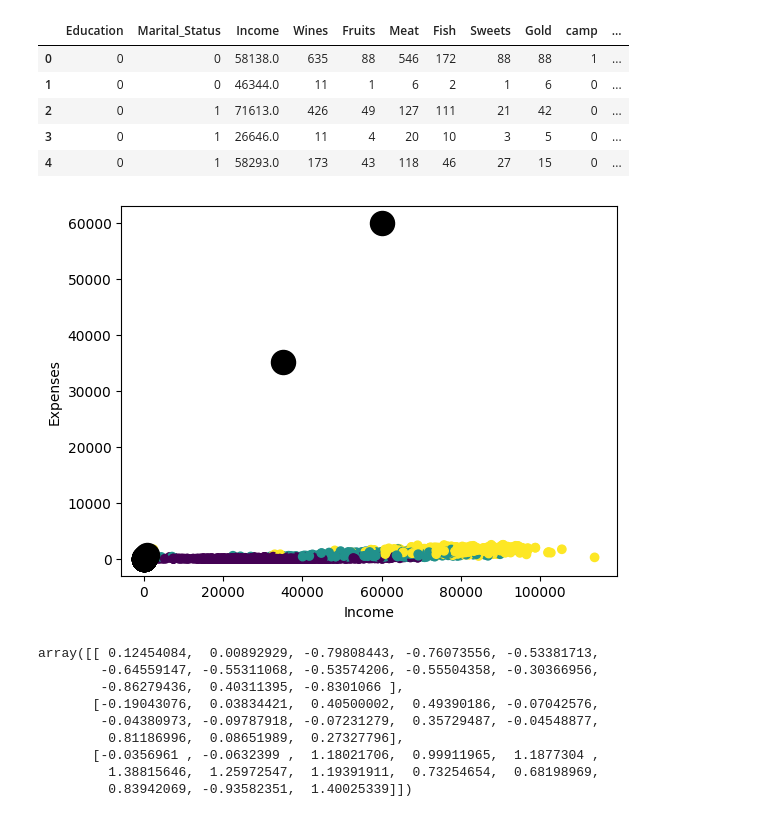
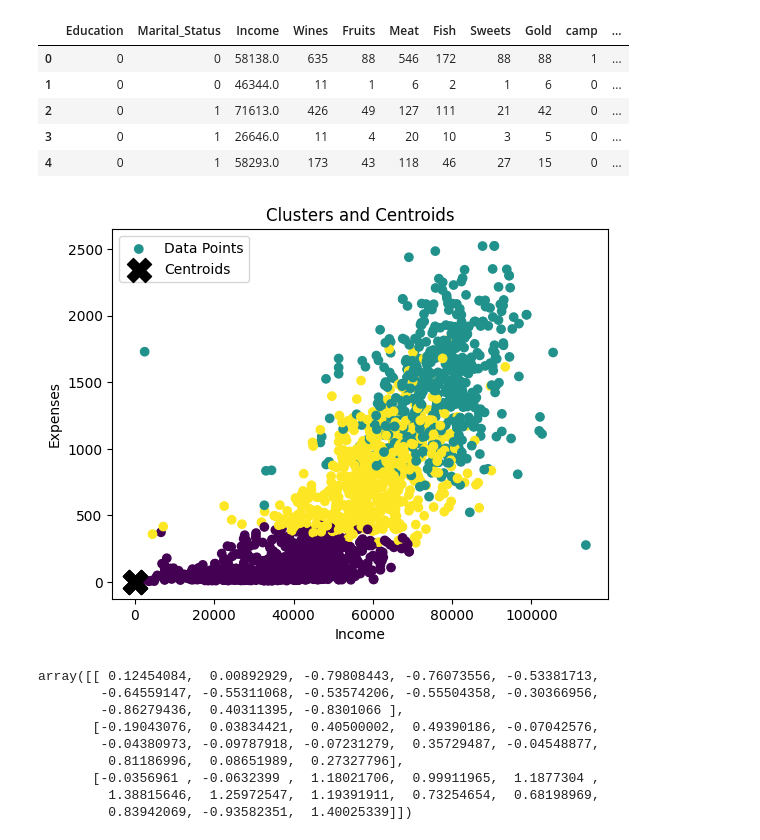
Before and after one commit to Rithish5513U/Customer-Personality-Analysis, a Jupyter notebook: notebooks/research.ipynb, the cells around one changed output. Saved outputs shown, nothing was run; the diff lists cells and outputs as text; code cells hidden in the pictures.

```diff
--- a/notebooks/research.ipynb
+++ b/notebooks/research.ipynb
@@ -2,7 +2,7 @@
 import pandas as pd
 import numpy as np
 
-file_path = "../data/data.csv"
+file_path = "../artifacts/data.csv"
 # %%
 df = pd.read_csv(file_path, sep=';')
 df.head()
@@ -260,13 +245,19 @@ df.head()
 | 4 | 0 | 1 | 58293.0 | 173 | 43 | 118 | 46 | 27 | 15 | 0 | ... |
 # %%
 centers = kmeans.cluster_centers_
-cen = scaler.inverse_transform(centers)
 
-plt.scatter(df['Income'], df['Expenses'],c=df['Cluster'], cmap='viridis')
-plt.scatter(cen[:2], cen[:-1], s=300, c='black')
+# Plot the data points, colored by their cluster
+plt.scatter(df['Income'], df['Expenses'], c=df['Cluster'], cmap='viridis', label='Data Points')
+
+# Plot the cluster centroids
+plt.scatter(centers[:, 0], centers[:, 1], s=300, c='black', marker='X', label='Centroids')
+
+# Add labels and title
 plt.xlabel("Income")
 plt.ylabel("Expenses")
+plt.title("Clusters and Centroids")
+plt.legend()
 plt.show()
 # %% [output]
-[figure, old version]
+[figure, new version]
 # %%
```
Also changed, not shown: parts of 5 cells of this notebook, 16 other files.
